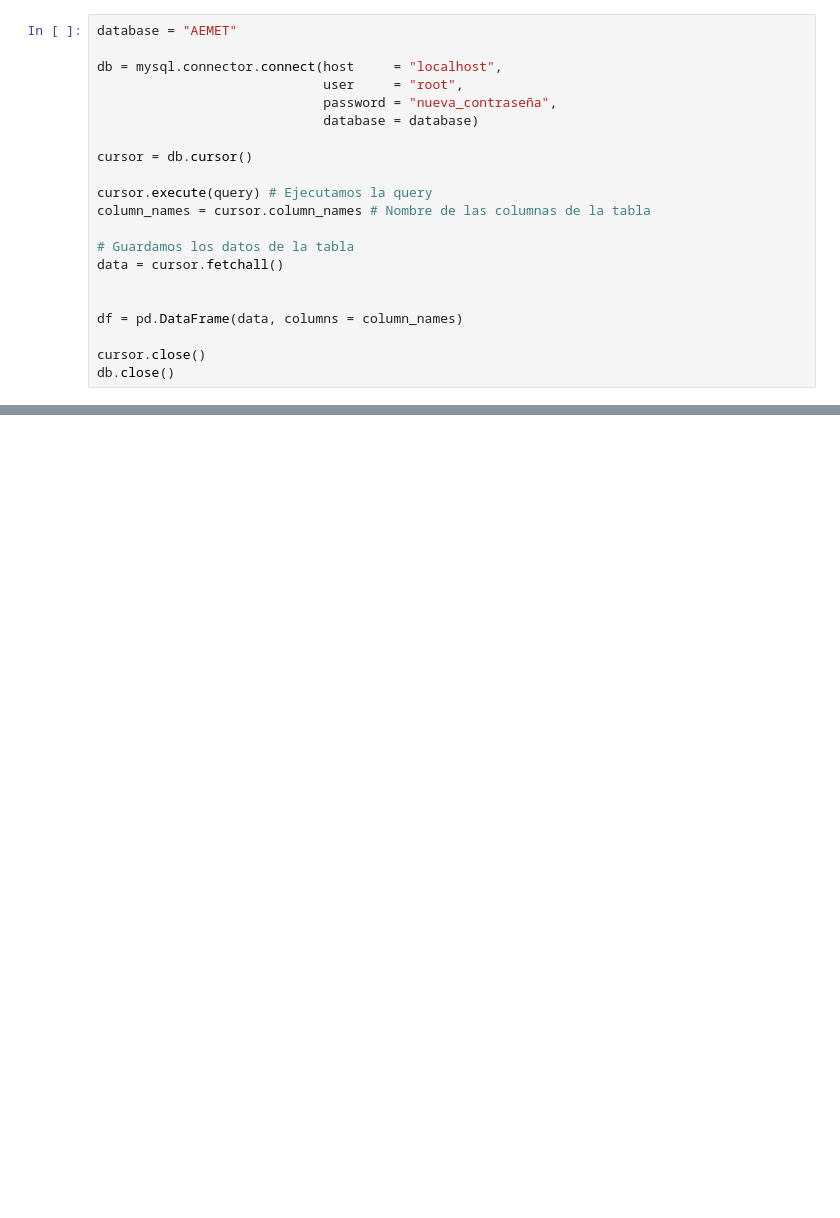
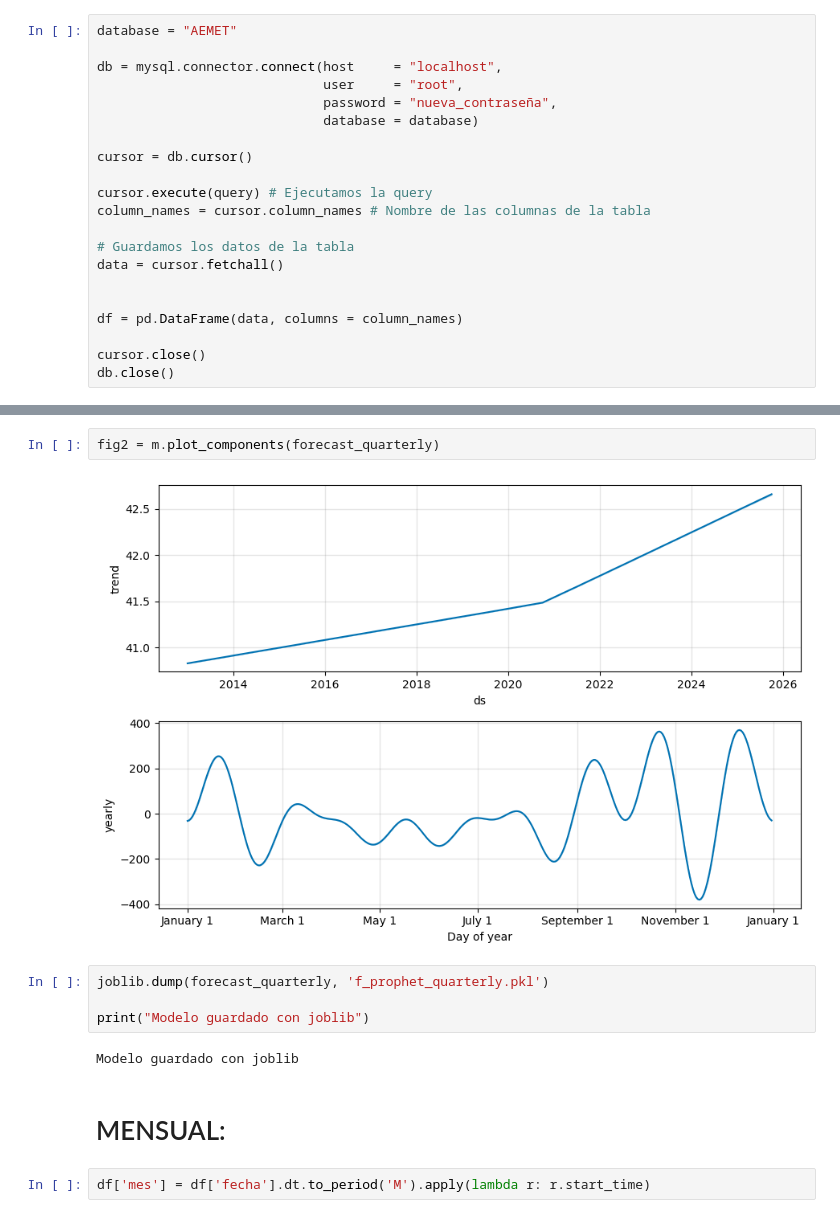
Before and after one commit to ppswns1988/pfbaemet, a Jupyter notebook: Facebook Prophet.ipynb, the cells around one changed output, grey strips where cells are left out. Cells and saved outputs as stored; diff of their text form; blank space fills up the shorter version.

```diff
--- a/Facebook Prophet.ipynb
+++ b/Facebook Prophet.ipynb
@@ -89,0 +263,14 @@ plt.show()
+# %%
+fig2 = m.plot_components(forecast_quarterly)
+# %% [output]
+[figure, added]
+# %%
+joblib.dump(forecast_quarterly, 'f_prophet_quarterly.pkl')
+
+print("Modelo guardado con joblib")
+# %% [output]
+Modelo guardado con joblib
+# %% [markdown]
+# MENSUAL:
+# %%
+df['mes'] = df['fecha'].dt.to_period('M').apply(lambda r: r.start_time)
```
Also changed, not shown: parts of 48 cells of this notebook, 7 other files.
